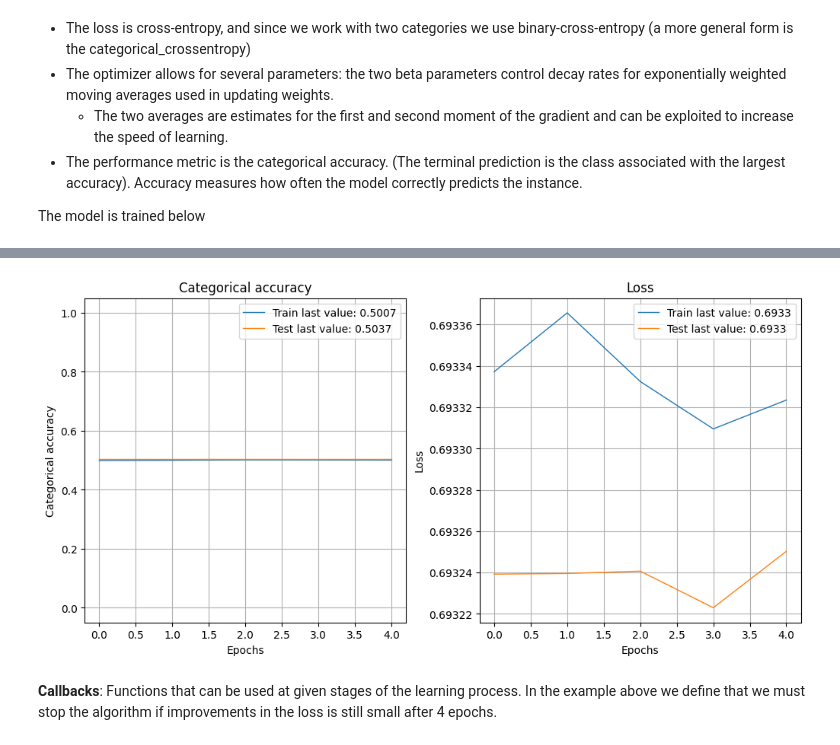
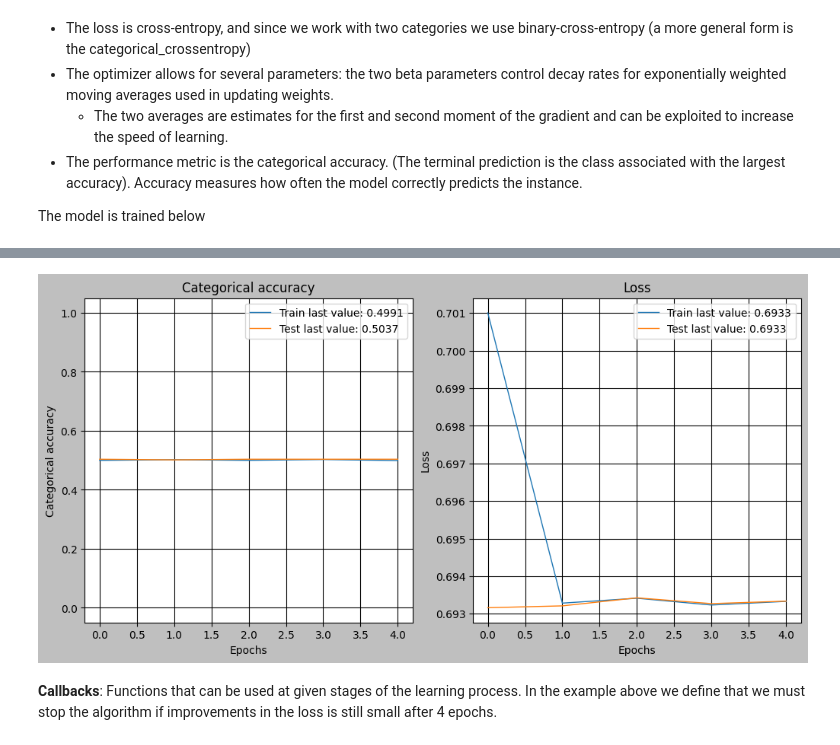
Before and after one commit to albertschroder/bachelor_notes, a Jupyter notebook: ml_factor_notes/part_2/neural_networks.ipynb, the cells around one changed output, grey strips where cells are left out. Drawn from its saved outputs; the diff is of its cells as text; code cells hidden in the pictures.

```diff
--- a/ml_factor_notes/part_2/neural_networks.ipynb
+++ b/ml_factor_notes/part_2/neural_networks.ipynb
@@ -38,7 +40,7 @@ data_ml = data_raw.iloc[idx_date]
 Then the features are extracted from the sample dataframe (i.e. independent variables).
 # %%
 # Extract features
-features = list(data_ml.iloc[:,3:95].columns)
+features = list(data_ml.iloc[:,2:95].columns)
 features_short = ["Div_Yld", "Eps", "Mkt_Cap_12M_Usd", "Mom_11M_Usd", "Ocf", "Pb", "Vol1Y_Usd"]
 # %% [markdown]
 The medians are calculated and categorical variables are created when the observered value is above/below the median.
@@ -510,7 +512,7 @@ fit_NN_C = model_C.fit(
     NN_train_labels_C,
     batch_size = 512,
     epochs = 20,
-    validation_data = (NN_test_features, NN_test_features_C),
+    validation_data = (NN_test_features, NN_test_labels_C),
     verbose = True,
     callbacks = callback
 )
@@ -530,4 +532,4 @@ Epoch 5/20
-[figure, old version]
+[figure, new version]
 # %% [markdown]
 **Callbacks**: Functions that can be used at given stages of the learning process. In the example above we define that we must stop the algorithm if improvements in the loss is still small after 4 epochs.
 # %% [markdown]
```
Also changed, not shown: parts of 50 cells of this notebook, 1 other file.
